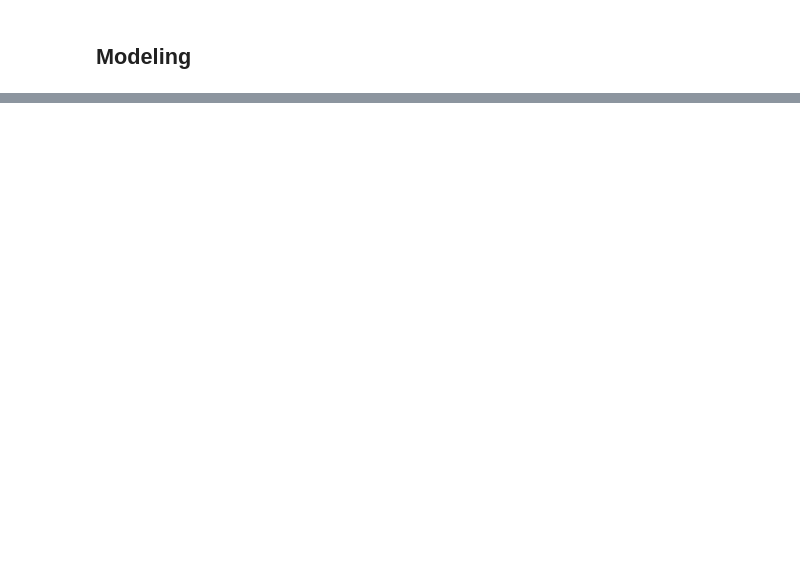
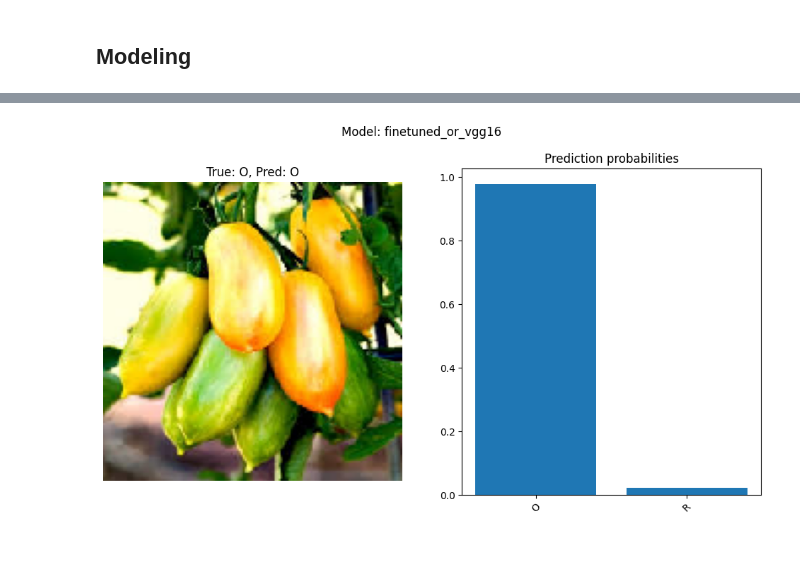
Before and after one commit to fridrichmrtn/ibm-ai-engineering, a Jupyter notebook: 03_deeplearning_keras_tf/final_project/final_project.ipynb, the cells around one changed output, grey strips where cells are left out. Cells and saved outputs as stored; diff of their text form; code cells hidden in the pictures; blank space fills up the shorter version.

```diff
--- a/03_deeplearning_keras_tf/final_project/final_project.ipynb
+++ b/03_deeplearning_keras_tf/final_project/final_project.ipynb
@@ -277,2 +384,6 @@ freezed_model.model.evaluate(data.test_generator)
+# %%
+finetuned_model.plot_test_prediction(index=1);
+# %% [output]
+[figure, added]
 # %% [markdown]
 #
```
Also changed, not shown: parts of 14 cells of this notebook.
